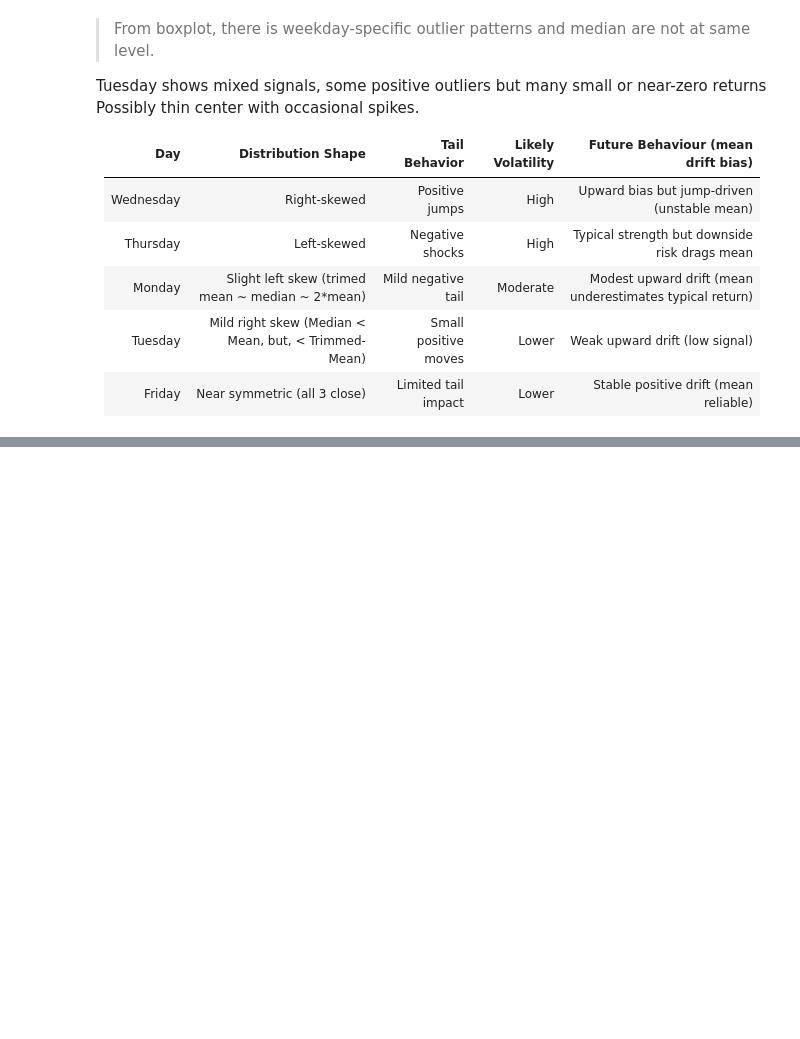
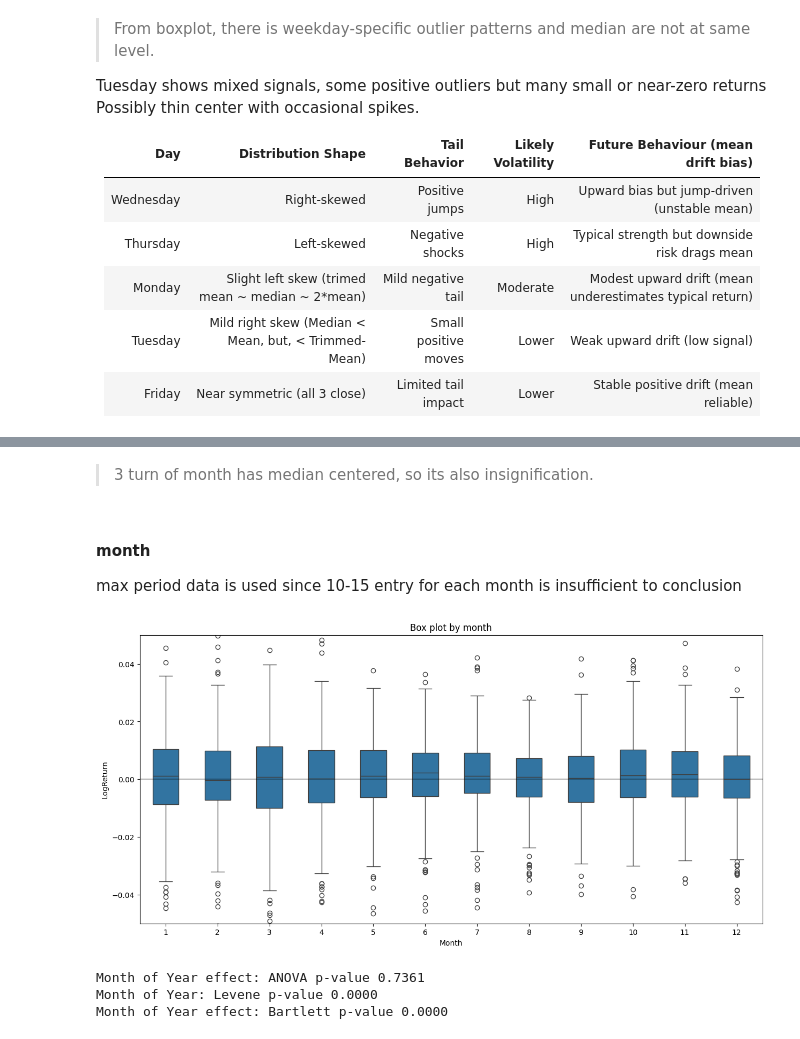
Before and after one commit to shashankgarewal/Time-Series-Analysis-Forecasting, a Jupyter notebook: notebooks/02_eda_analysis.ipynb, the cells around one changed output, grey strips where cells are left out. Cells and saved outputs as stored; diff of their text form; code cells hidden in the pictures; blank space fills up the shorter version.

```diff
--- a/notebooks/02_eda_analysis.ipynb
+++ b/notebooks/02_eda_analysis.ipynb
@@ -598,0 +661,36 @@ Friday     0.001193  0.001254   0.001281
+# %% [markdown]
+> 3 turn of month has median centered, so its also insignification.
+# %% [markdown]
+#### month
+
+max period data is used since 10-15 entry for each month is insufficient to conclusion
+# %%
+# box plot
+plt.figure(figsize=(15, 7))
+sns.boxplot(df, x='Month', y='LogReturn', width=0.5)
+plt.title('Box plot by month')
+plt.axhline(y=0, color='black', alpha=0.3)
+plt.ylim(-0.05, 0.05)
+plt.show()
+# %% [output]
+[figure, added]
+# %%
+groups = [group['LogReturn'].dropna().values
+          for name, group in df.groupby('Month')]
+
+# ANOVA
+f_stat, p_anova = stats.f_oneway(*groups)
+print(f"Month of Year effect: ANOVA p-value {p_anova:.4f}")
+
+# Levene
+w_stat, p_levene = stats.levene(*groups)
+print(f"Month of Year: Levene p-value {p_levene:.4f}")
+
+
+# Bartlett (optional)
+b_stat, p_bartlett = stats.bartlett(*groups)
+print(f"Month of Year effect: Bartlett p-value {p_bartlett:.4f}")
+# %% [output]
+Month of Year effect: ANOVA p-value 0.7361
+Month of Year: Levene p-value 0.0000
+Month of Year effect: Bartlett p-value 0.0000
```
Also changed, not shown: parts of 41 cells of this notebook.
